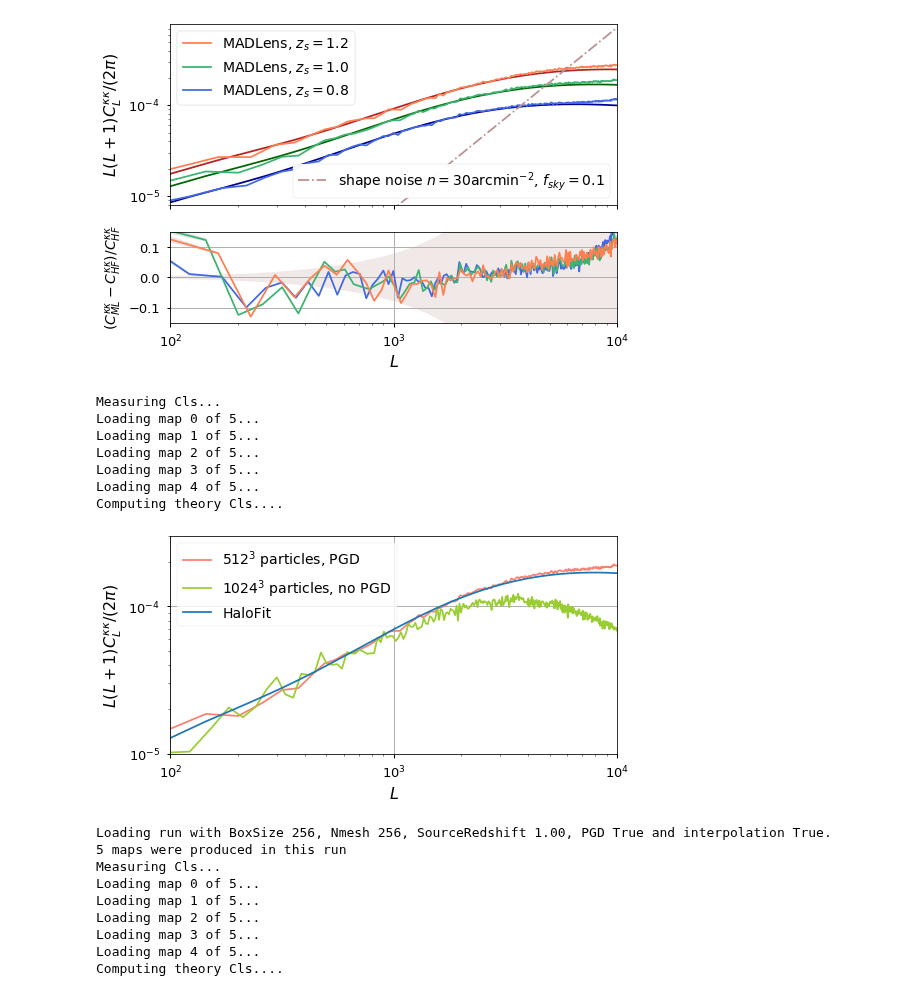
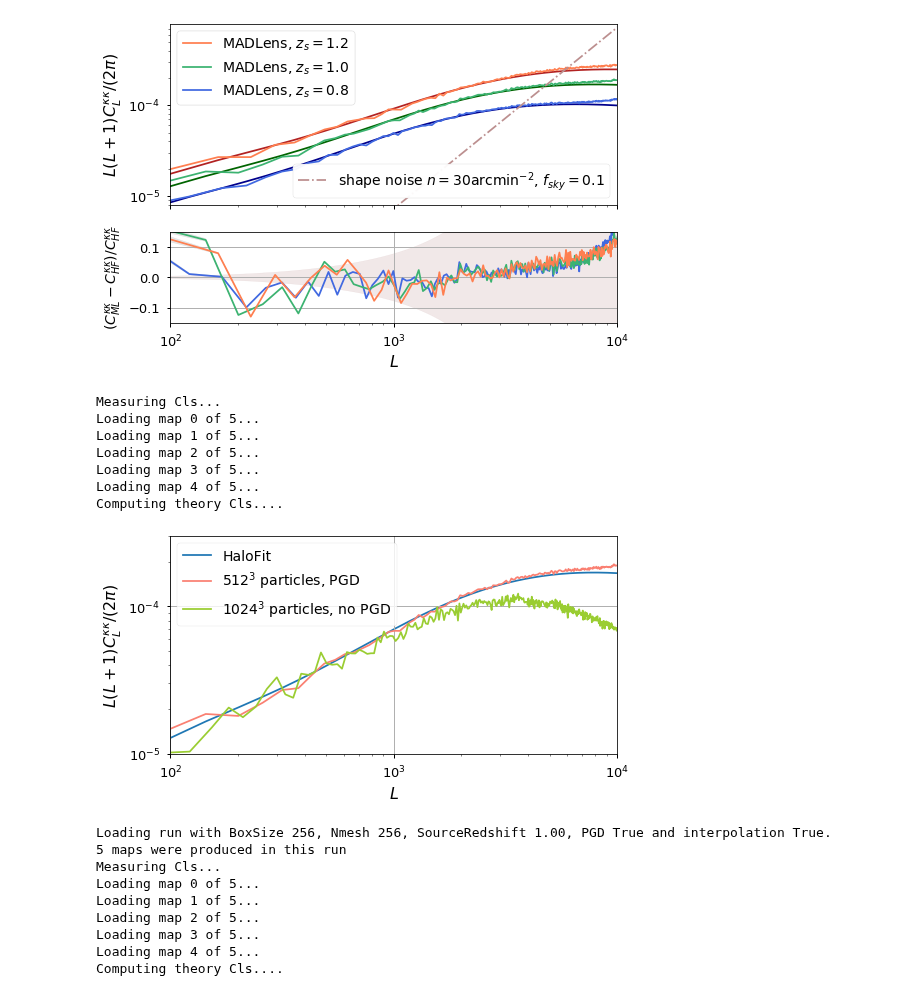
Before and after one commit to VMBoehm/MADLens, a Jupyter notebook: notebooks/PlotResults-publications.ipynb, the cells around one changed output. Cells and saved outputs as stored; diff of their text form; code cells hidden in the pictures.

```diff
--- a/notebooks/PlotResults-publications.ipynb
+++ b/notebooks/PlotResults-publications.ipynb
@@ -416,32 +416,34 @@ plt.show()
 # %%
 plt.figure(figsize=(8,4))
 l= cross_power['k']
 halofit = runs['512']['interp']['1.0'].theory_cls['1.0']['clkk']
 LL = runs['512']['interp']['1.0'].theory_cls['1.0']['L']
 
 runs['512']['interp']['1.0'].fill_cl_dicts(downsample=False)
 pp = runs['512']['interp']['1.0'].measured_cls['1.0']['clkk']
 L = runs['512']['interp']['1.0'].measured_cls['1.0']['L']
 
+
+plt.loglog(LL,LL*(LL+1)/2./np.pi*halofit, label='HaloFit', zorder=-1)
 plt.loglog(L,L*(L+1)/2./np.pi*pp,label='$512^3$ particles, PGD', color='salmon')
 plt.loglog(l,l*(l+1)/2./np.pi*power2['power'],label='$1024^3$ particles, no PGD', color='yellowgreen')
-plt.loglog(LL,LL*(LL+1)/2./np.pi*halofit, label='HaloFit')
+
 plt.xlim(100,1e4)
 plt.ylim(1e-5,3e-4)
 plt.ylabel('$L(L+1) C^{\kappa \kappa}_L/(2\pi)$',fontsize=16)
 plt.xlabel('$L$',fontsize=16)
 plt.legend(fontsize=14)
 plt.grid()
 plt.savefig(os.path.join(PLOTPATH,'PGD_Cls.pdf'),bbox_inches='tight')
 # %% [output]
 Measuring Cls...
 Loading map 0 of 5...
 Loading map 1 of 5...
 Loading map 2 of 5...
 Loading map 3 of 5...
 Loading map 4 of 5...
 Computing theory Cls....
-[figure, old version]
+[figure, new version]
 # %%
 
 run = Run(githash='87b9348', label='cross_test', rnum=0, local_path='../')
```
Also changed, not shown: parts of 2 cells of this notebook, 2 other files.
